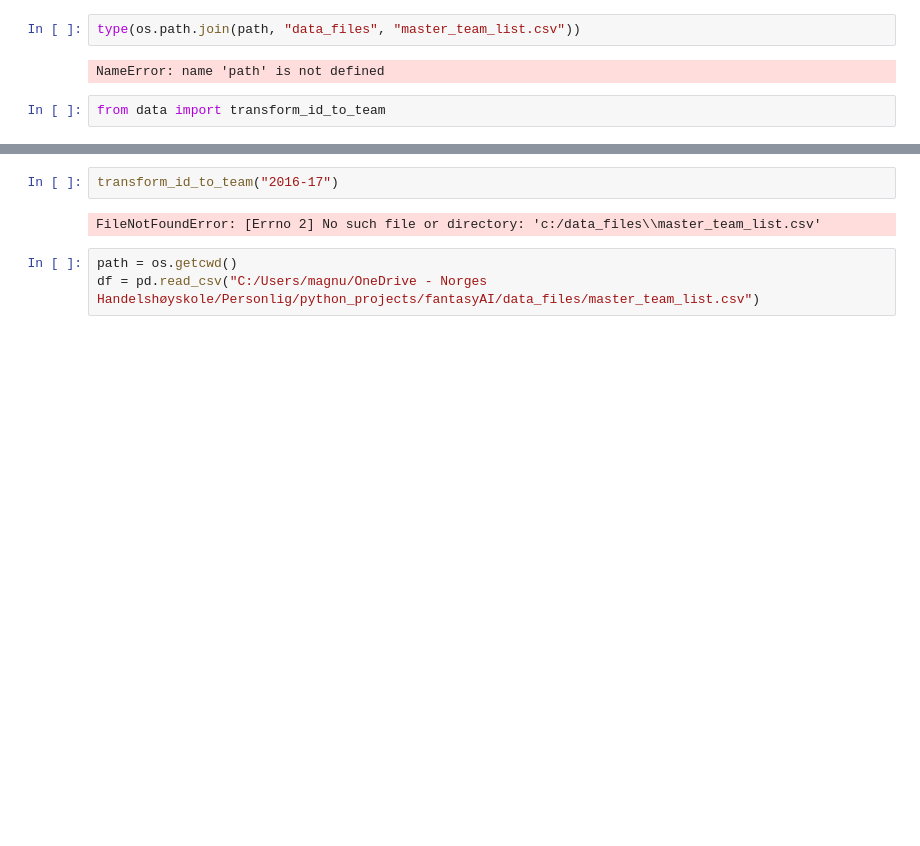
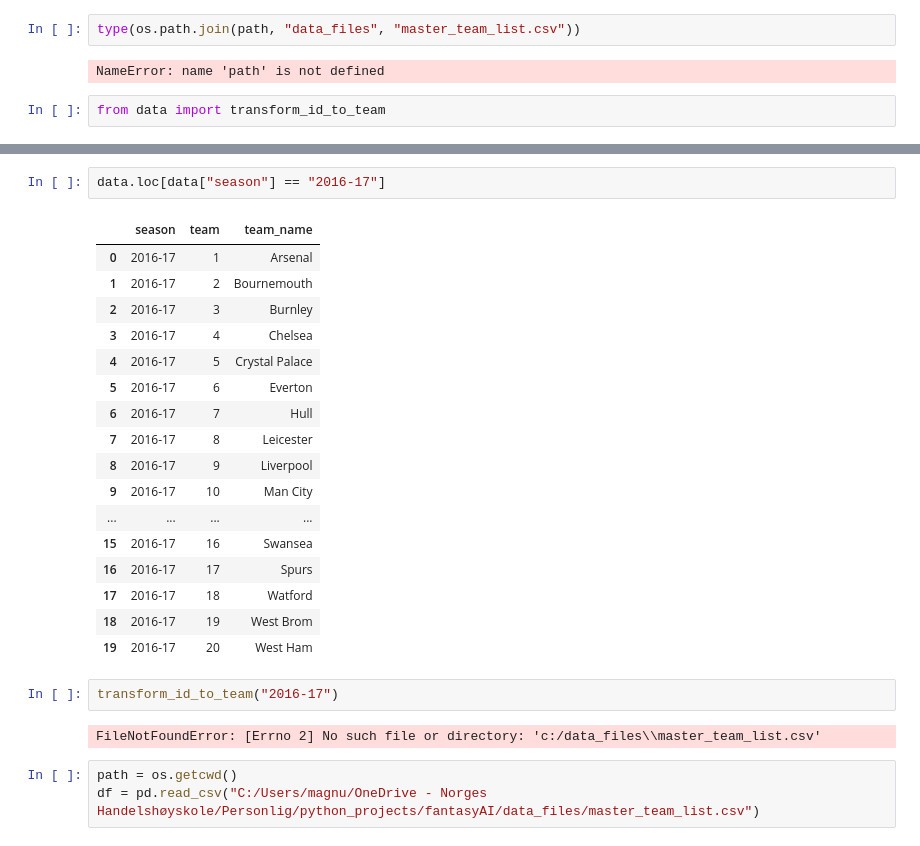
Before and after one commit to magnustorvund/fantasyAI, a Jupyter notebook: notebooks/for_loop_testing.ipynb, the cells around one changed output, grey strips where cells are left out. Saved outputs shown, nothing was run; the diff lists cells and outputs as text; blank space fills up the shorter version.

```diff
--- a/notebooks/for_loop_testing.ipynb
+++ b/notebooks/for_loop_testing.ipynb
@@ -99,3 +174,23 @@ data[1]
+# %%
+data.loc[data["season"] == "2016-17"]
+# %% [output]
+|  | season | team | team_name |
+| 0 | 2016-17 | 1 | Arsenal |
+| 1 | 2016-17 | 2 | Bournemouth |
+| 2 | 2016-17 | 3 | Burnley |
+| 3 | 2016-17 | 4 | Chelsea |
+| 4 | 2016-17 | 5 | Crystal Palace |
+| 5 | 2016-17 | 6 | Everton |
+| 6 | 2016-17 | 7 | Hull |
+| 7 | 2016-17 | 8 | Leicester |
+| 8 | 2016-17 | 9 | Liverpool |
+| 9 | 2016-17 | 10 | Man City |
+| ... | ... | ... | ... |
+| 15 | 2016-17 | 16 | Swansea |
+| 16 | 2016-17 | 17 | Spurs |
+| 17 | 2016-17 | 18 | Watford |
+| 18 | 2016-17 | 19 | West Brom |
+| 19 | 2016-17 | 20 | West Ham |
 # %%
 transform_id_to_team("2016-17")
 # %% [output]
```
Also changed, not shown: parts of 16 cells of this notebook, 1 other file.
